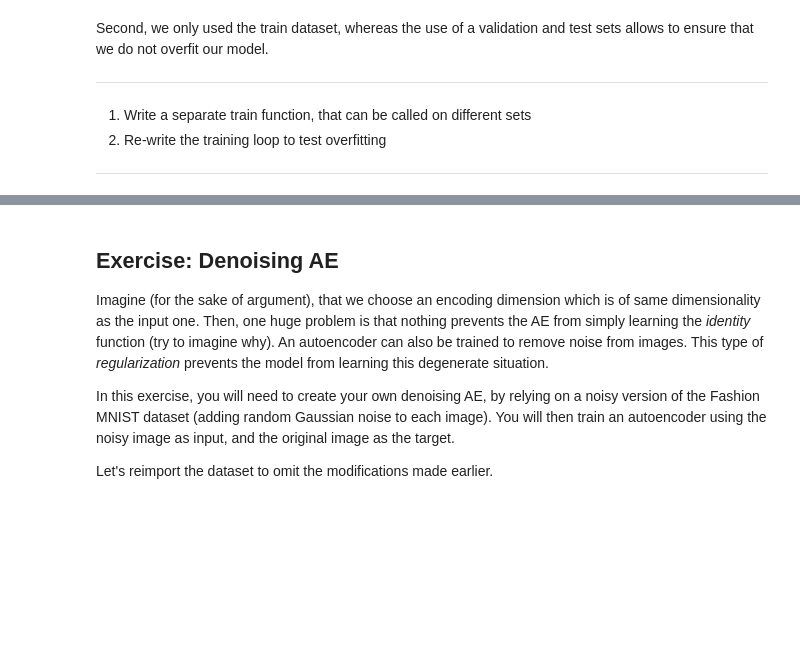
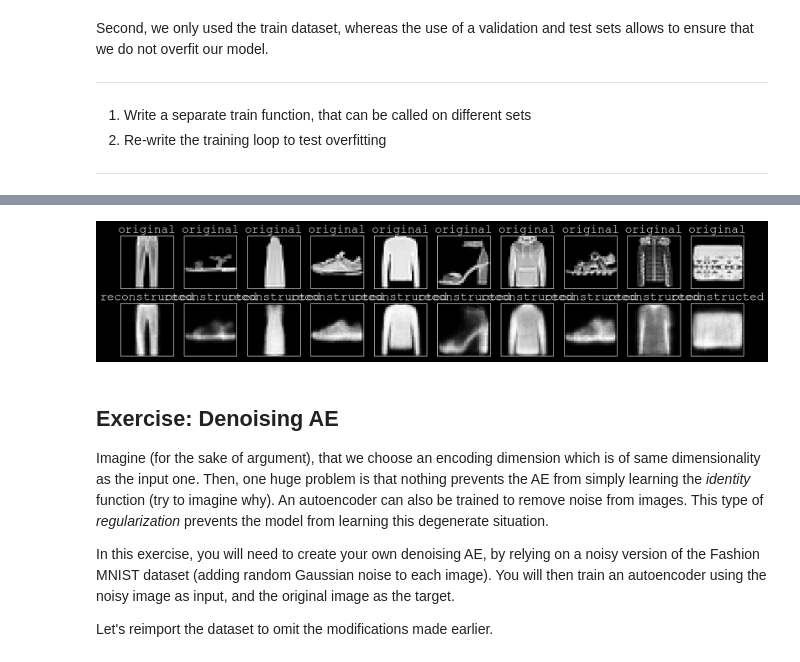
Before and after one commit to LouisLalay/atiam_ml, a Jupyter notebook: 09a_auto_encoders.ipynb, the cells around one changed output, grey strips where cells are left out. Saved outputs shown, nothing was run; the diff lists cells and outputs as text; code cells hidden in the pictures; blank space fills up the shorter version.

```diff
--- a/09a_auto_encoders.ipynb
+++ b/09a_auto_encoders.ipynb
@@ -287,7 +287,7 @@ Even though this very basic example seems to work, several improvements can be m
 2. Fill the missing code to have a new AE model
 ***
 # %%
-class AE(nn.Module):
+class myAE(nn.Module):
     def __init__(
         self, encoder: nn.Sequential, decoder: nn.Sequential, encoding_dim: int
     ):
@@ -297,9 +297,9 @@ class AE(nn.Module):
         self.decoder = decoder
 
     def forward(self, x):
-        encoded = self.encoder(x)
+        encoded = self.encoder(x.reshape(-1, 28 * 28))
         decoded = self.decoder(encoded)
-        return decoded
+        return decoded.reshape(-1, 1, 28, 28)
 
 
 ######################
@@ -323,7 +323,7 @@ decoder = nn.Sequential(
     nn.Linear(hidden_dim, 28 * 28),
     nn.Sigmoid(),
 )
-model = AE(encoder, decoder, latent_dim)
+my_model = myAE(encoder, decoder, latent_dim)
 # %% [markdown]
 Second, we only used the train dataset, whereas the use of a validation and test sets allows to ensure that we do not overfit our model.
 
@@ -360,3 +382,27 @@ def train(
+# %%
+encoded_imgs = model.encoder(imgs_test.reshape(-1, 28 * 28))
+decoded_imgs = model.decoder(encoded_imgs).reshape(-1, 28, 28).detach().numpy()
+# %%
+n = 10
+plt.figure(figsize=(20, 4))
+for i in range(n):
+    # display original
+    ax = plt.subplot(2, n, i + 1)
+    plt.imshow(imgs_test[i, 0])
+    plt.title("original")
+    plt.gray()
+    ax.get_xaxis().set_visible(False)
+    ax.get_yaxis().set_visible(False)
+    # display reconstruction
+    ax = plt.subplot(2, n, i + 1 + n)
+    plt.imshow(decoded_imgs[i])
+    plt.title("reconstructed")
+    plt.gray()
+    ax.get_xaxis().set_visible(False)
+    ax.get_yaxis().set_visible(False)
+plt.show()
+# %% [output]
+[figure, added]
 # %% [markdown]
 ## Exercise: Denoising AE
 
```
Also changed, not shown: parts of 9 cells of this notebook.
